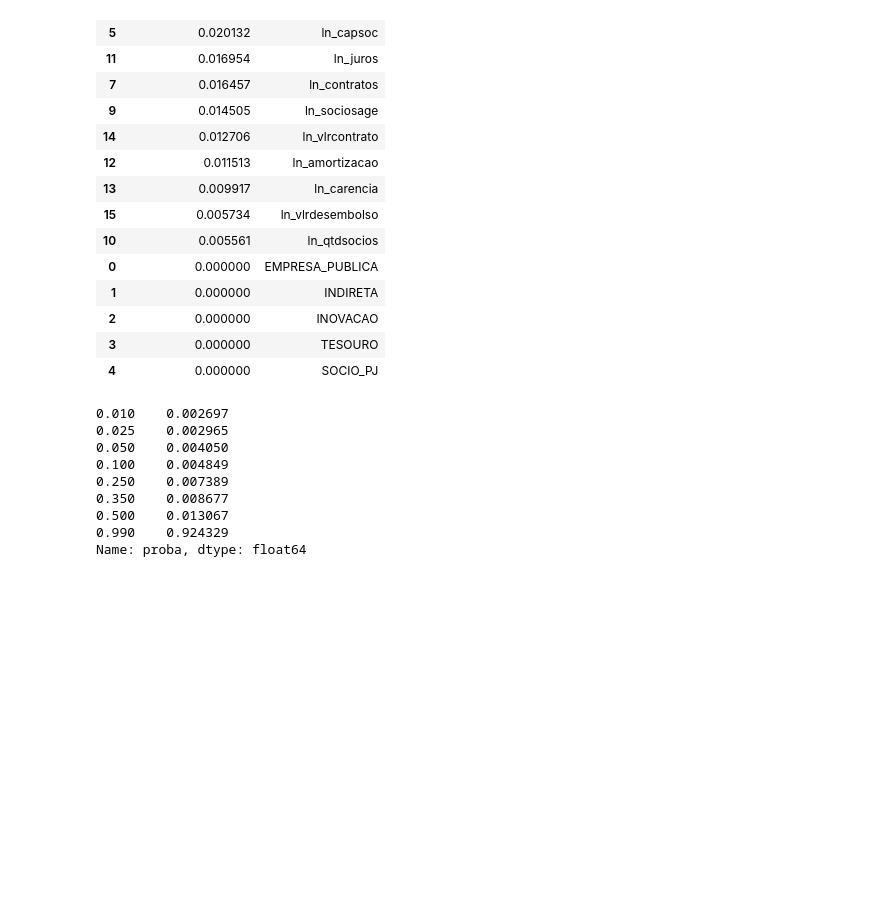
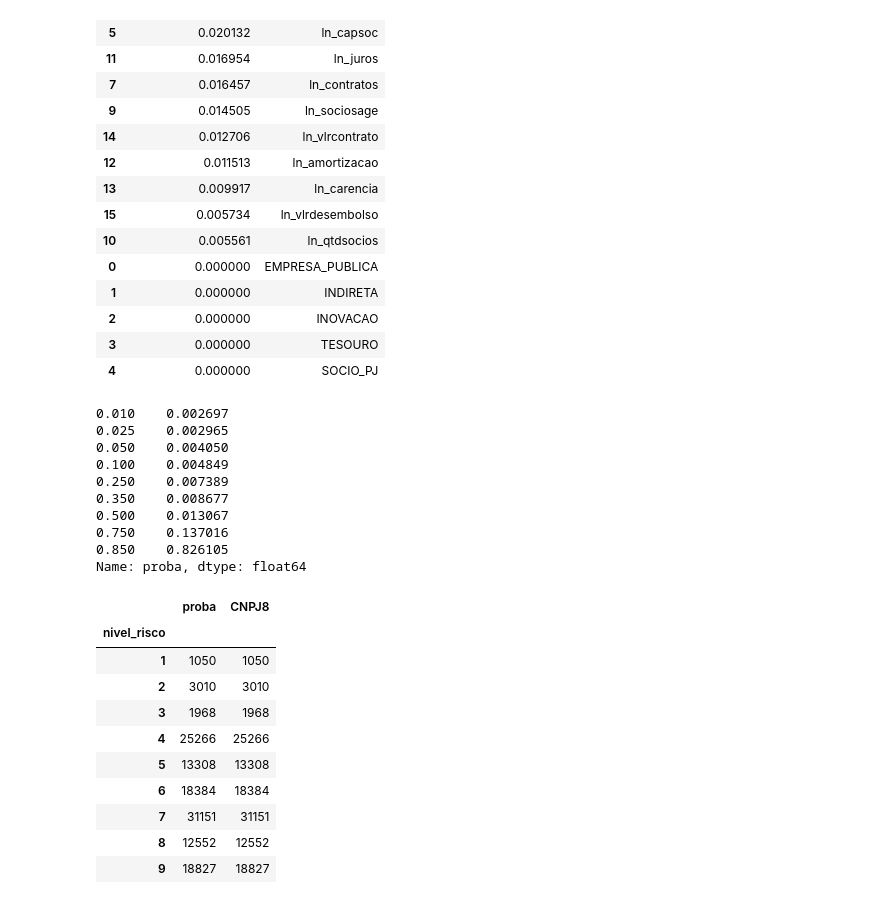
Before and after one commit to patrickfrancoalves/pibmunic, a Jupyter notebook: ML_XGBoost_Rand.ipynb, the cells around one changed output. Drawn from its saved outputs; the diff is of its cells as text; code cells hidden in the pictures; blank space fills up the shorter version.

```diff
--- a/ML_XGBoost_Rand.ipynb
+++ b/ML_XGBoost_Rand.ipynb
@@ -719,7 +719,7 @@ dataframe
 # %%
 dataframe.to_csv('feature_importances_xbt.csv')
 # %%
-df.proba.quantile([0.01,0.025,0.05,0.10,0.25,0.35,0.50,0.99])
+df.proba.quantile([0.01,0.025,0.05,0.10,0.25,0.35,0.50,0.75,0.85])
 # %% [output]
 0.010    0.002697
 0.025    0.002965
@@ -728,27 +728,42 @@ df.proba.quantile([0.01,0.025,0.05,0.10,0.25,0.35,0.50,0.99])
 0.250    0.007389
 0.350    0.008677
 0.500    0.013067
-0.990    0.924329
+0.750    0.137016
+0.850    0.826105
 Name: proba, dtype: float64
 # %%
 def risco(row):
-    if row['proba']>=0.389181:
+    if row['proba']<=0.002697:
         return 1
-    elif row['proba']>=0.312434:
+    elif row['proba']<=0.002965:
         return 2
-    elif row['proba']>=0.232285:
+    elif row['proba']<=0.004050:
         return 3
-    elif row['proba']>=0.202390:
+    elif row['proba']<=0.007389:
         return 4
-    elif row['proba']>=0.009928:
+    elif row['proba']<=0.008677:
         return 5
-    elif row['proba']>=0.001094:
+    elif row['proba']<=0.013067:
         return 6
-    elif row['proba']>=0.000795:
+    elif row['proba']<=0.137016:
         return 7
-    elif row['proba']>=0.000570:
+    elif row['proba']<=0.826105:
         return 8
     else:
         return 9
 
 df['nivel_risco'] = df.apply(risco, axis=1)
+# %%
+df[['proba','CNPJ8','nivel_risco']].groupby(['nivel_risco']).count()
+# %% [output]
+|  | proba | CNPJ8 |
+| nivel_risco |  |  |
+| 1 | 1050 | 1050 |
+| 2 | 3010 | 3010 |
+| 3 | 1968 | 1968 |
+| 4 | 25266 | 25266 |
+| 5 | 13308 | 13308 |
+| 6 | 18384 | 18384 |
+| 7 | 31151 | 31151 |
+| 8 | 12552 | 12552 |
+| 9 | 18827 | 18827 |
```
Also changed, not shown: 12 other files.
